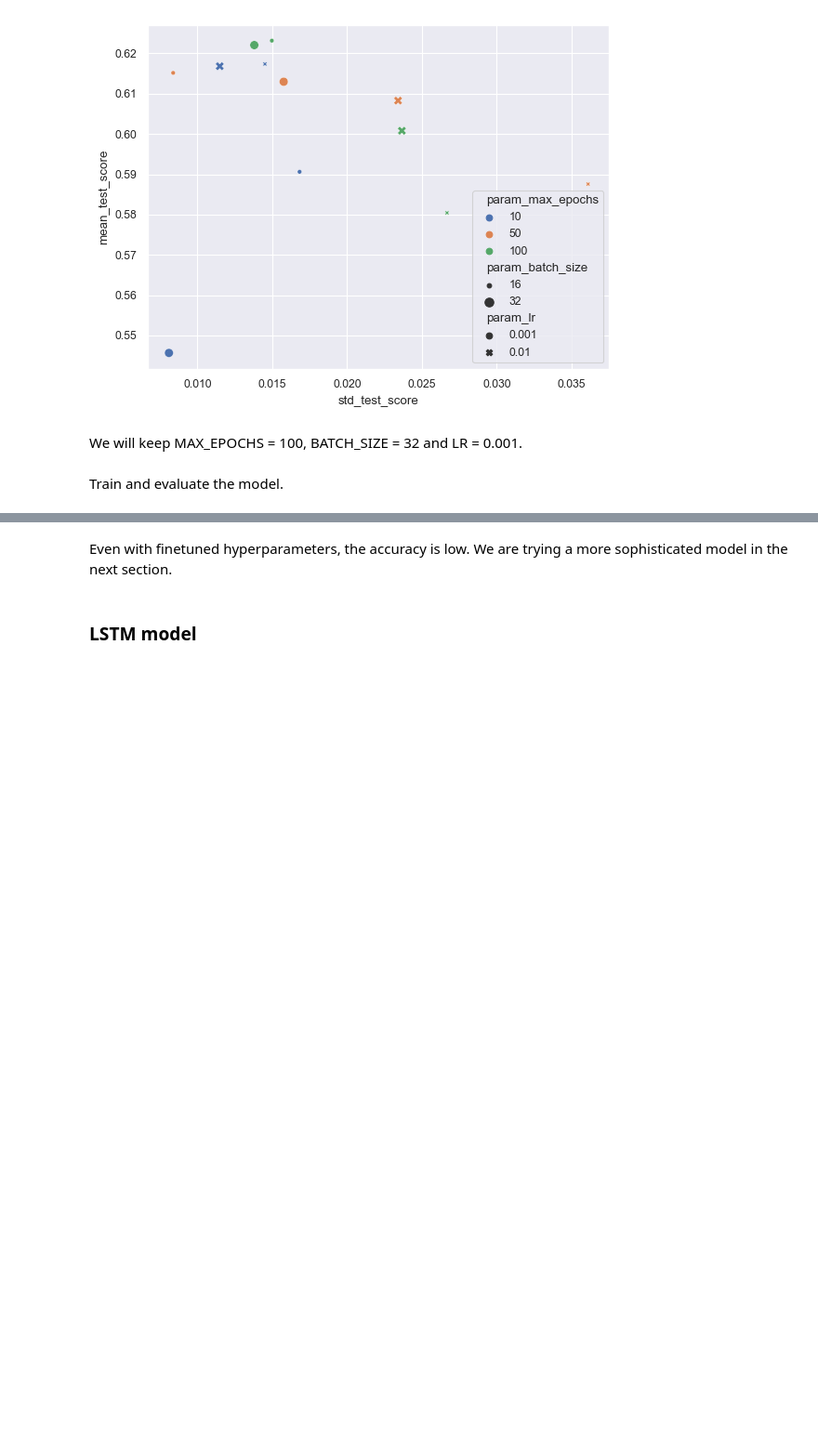
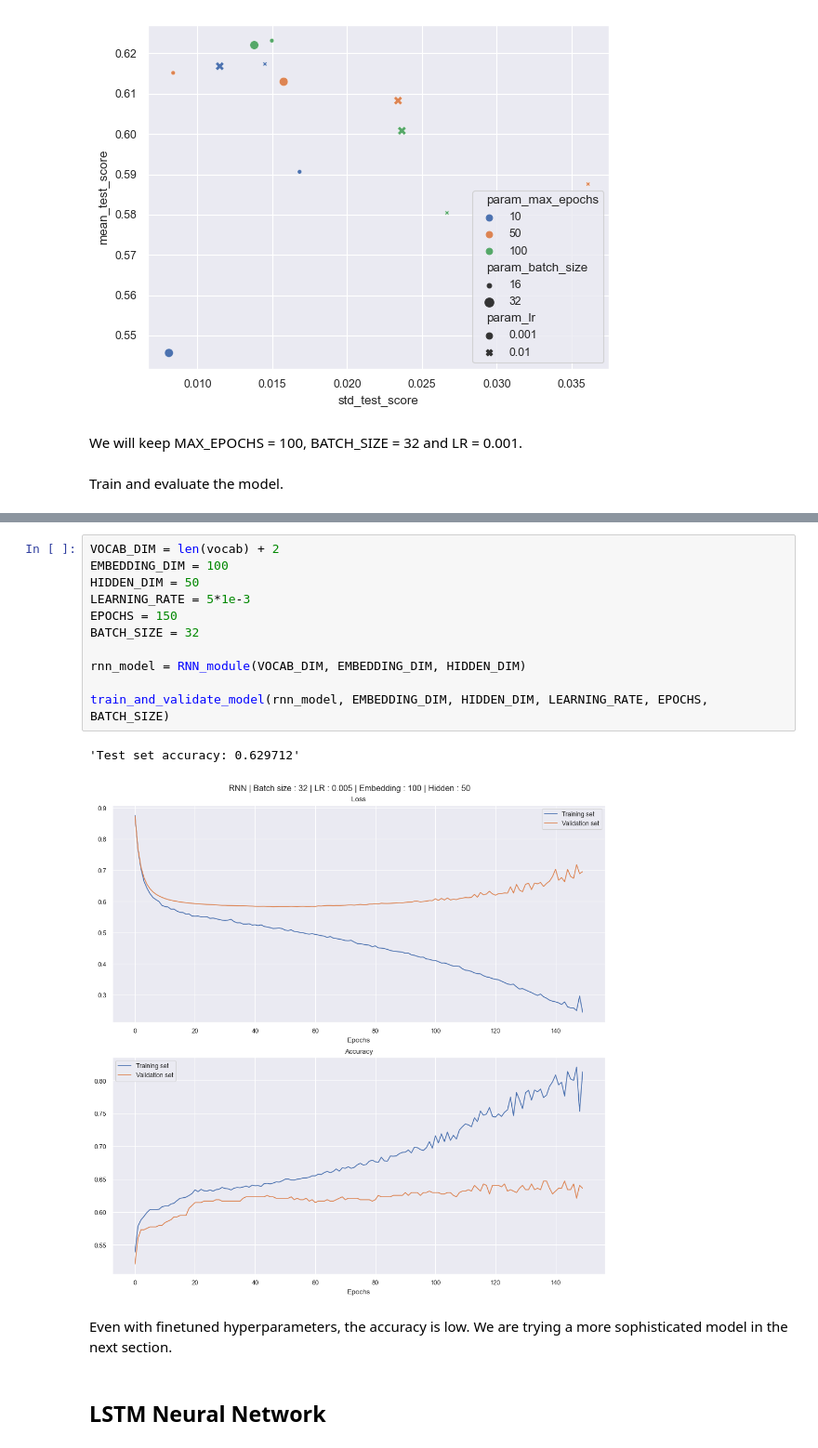
Before and after one commit to CamilleLeempoels/NLP_Financial_Sentiment_Analysis, a Jupyter notebook: nlp_project.ipynb, the cells around one changed output, grey strips where cells are left out. Shown at 93% size. Saved outputs shown, nothing was run; the diff lists cells and outputs as text; blank space fills up the shorter version.

```diff
--- a/nlp_project.ipynb
+++ b/nlp_project.ipynb
@@ -377,7 +440,21 @@ train_and_validate_model(rnn_model, EMBEDDING_DIM, HIDDEN_DIM, LEARNING_RATE, EP
+# %%
+VOCAB_DIM = len(vocab) + 2
+EMBEDDING_DIM = 100
+HIDDEN_DIM = 50
+LEARNING_RATE = 5*1e-3
+EPOCHS = 150
+BATCH_SIZE = 32
+
+rnn_model = RNN_module(VOCAB_DIM, EMBEDDING_DIM, HIDDEN_DIM)
+
+train_and_validate_model(rnn_model, EMBEDDING_DIM, HIDDEN_DIM, LEARNING_RATE, EPOCHS, BATCH_SIZE)
+# %% [output]
+'Test set accuracy: 0.629712'
+[figure, added]
 # %% [markdown]
 Even with finetuned hyperparameters, the accuracy is low. We are trying a more sophisticated model in the next section.
 # %% [markdown]
-### LSTM model
+## LSTM Neural Network
 # %%
 class LSTM_module(nn.Module):
 
```
Also changed, not shown: parts of 52 cells of this notebook.
